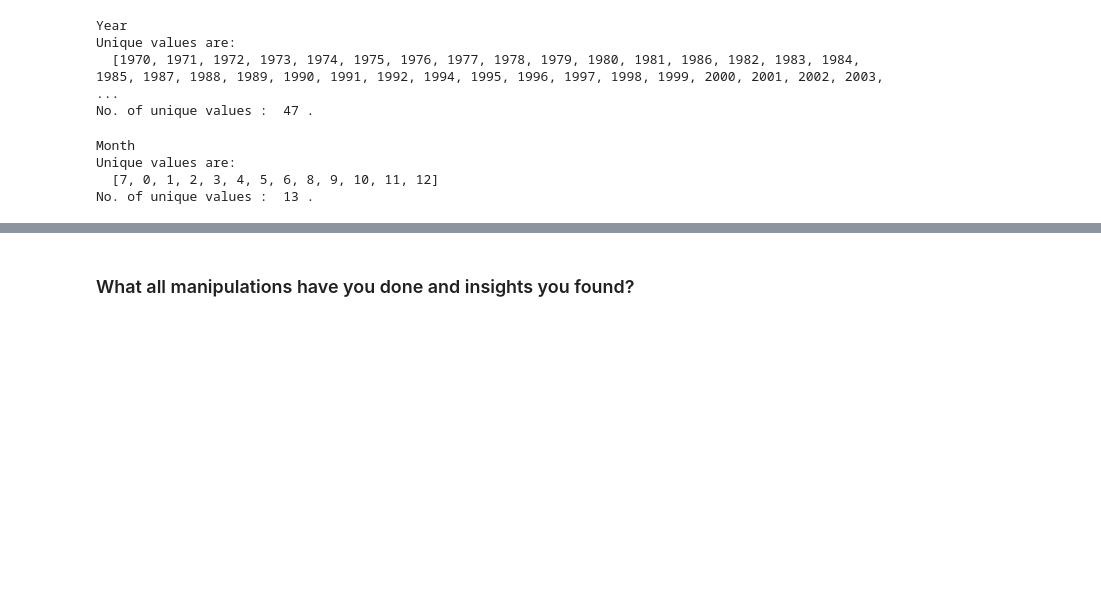
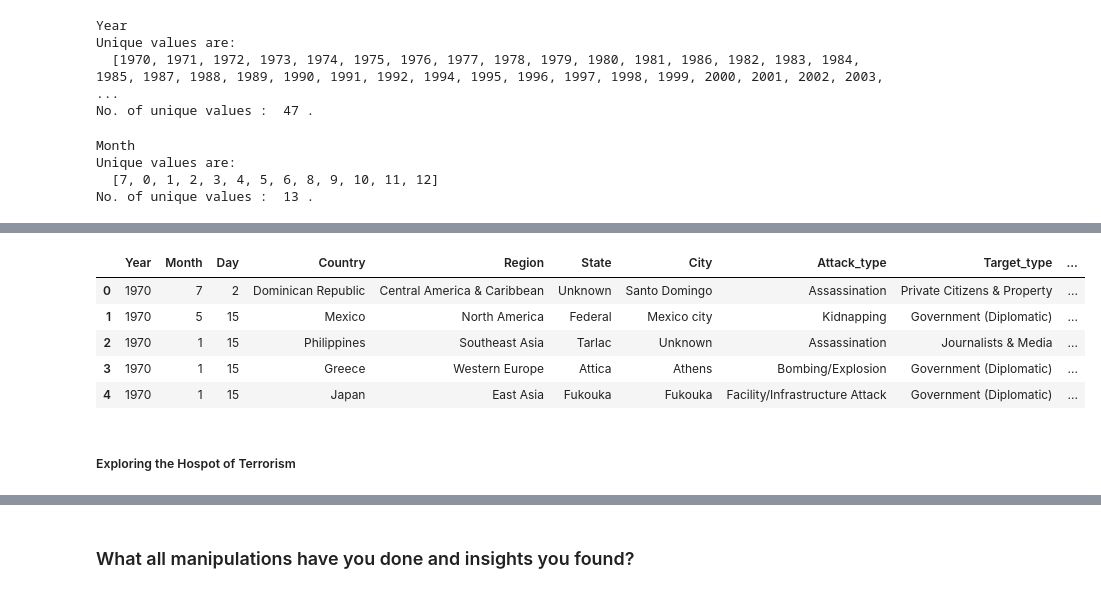
Before and after one commit to maxashoka3/EDA-Global-Terrorism-Dataset, a Jupyter notebook: EDA_Global_Terrorism_Dataset.ipynb, the cells around one changed output, grey strips where cells are left out. Saved outputs shown, nothing was run; the diff lists cells and outputs as text; code cells hidden in the pictures; blank space fills up the shorter version.

```diff
--- a/EDA_Global_Terrorism_Dataset.ipynb
+++ b/EDA_Global_Terrorism_Dataset.ipynb
@@ -434,0 +575,6 @@ Here in Weapon_type its one of the unique value is :
+# %%
+# Changing big name to Vehicle
+df.replace( {"Vehicle (not to include vehicle-borne explosives, i.e., car or truck bombs)": "Vehicle"},inplace = True)
+# %%
+# Changing the 'Unknown' to the 'Other
+df.loc[df['Weapon_type'] == 'Unknown','Weapon_type'] = 'Other'
@@ -434,0 +597,12 @@ Here in Weapon_type its one of the unique value is :
+# %%
+# Check again
+df.head()
+# %% [output]
+|  | Year | Month | Day | Country | Region | State | City | Attack_type | Target_type | ... |
+| 0 | 1970 | 7 | 2 | Dominican Republic | Central America & Caribbean | Unknown | Santo Domingo | Assassination | Private Citizens & Property | ... |
+| 1 | 1970 | 5 | 15 | Mexico | North America | Federal | Mexico city | Kidnapping | Government (Diplomatic) | ... |
+| 2 | 1970 | 1 | 15 | Philippines | Southeast Asia | Tarlac | Unknown | Assassination | Journalists & Media | ... |
+| 3 | 1970 | 1 | 15 | Greece | Western Europe | Attica | Athens | Bombing/Explosion | Government (Diplomatic) | ... |
+| 4 | 1970 | 1 | 15 | Japan | East Asia | Fukouka | Fukouka | Facility/Infrastructure Attack | Government (Diplomatic) | ... |
+# %% [markdown]
+##### Exploring the Hospot of Terrorism
```
Also changed, not shown: parts of 53 cells of this notebook.
